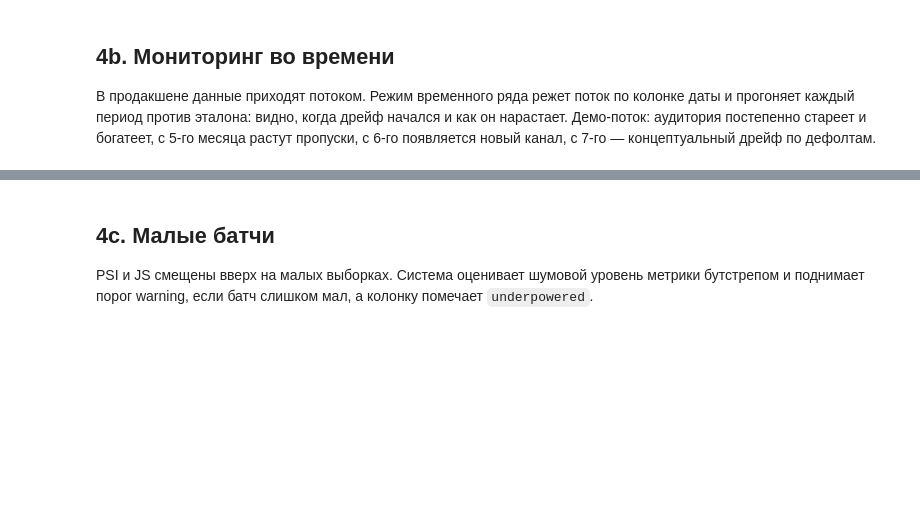
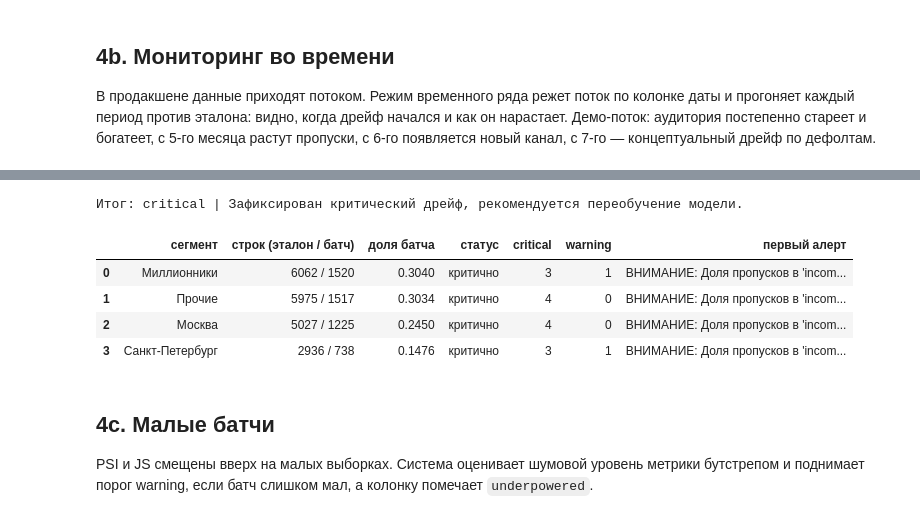
Before and after one commit to dmagog/mts-shad-drift-guardian, a Jupyter notebook: notebooks/demo.ipynb, the cells around one changed output, grey strips where cells are left out. Cells and saved outputs as stored; diff of their text form; code cells hidden in the pictures; blank space fills up the shorter version.

```diff
--- a/notebooks/demo.ipynb
+++ b/notebooks/demo.ipynb
@@ -191,0 +198,17 @@ timeline_psi_figure(timeline).show()
+# %%
+import numpy as np
+from drift_guardian.plots import segment_frame, segment_heatmap_figure
+
+local = current.copy()
+msk = local["region"] == "Москва"
+local.loc[msk, "age"] = np.clip(local.loc[msk, "age"] + 10, 18, 85)
+r_seg = analyze(reference, local, DriftConfig(target_column="target", segment_column="region"))
+print("Итог:", r_seg["overall_severity"], "|", r_seg["recommendation"])
+segment_frame(r_seg["segments"])
+# %% [output]
+Итог: critical | Зафиксирован критический дрейф, рекомендуется переобучение модели.
+|  | сегмент | строк (эталон / батч) | доля батча | статус | critical | warning | первый алерт |
+| 0 | Миллионники | 6062 / 1520 | 0.3040 | критично | 3 | 1 | ВНИМАНИЕ: Доля пропусков в 'incom... |
+| 1 | Прочие | 5975 / 1517 | 0.3034 | критично | 4 | 0 | ВНИМАНИЕ: Доля пропусков в 'incom... |
+| 2 | Москва | 5027 / 1225 | 0.2450 | критично | 4 | 0 | ВНИМАНИЕ: Доля пропусков в 'incom... |
+| 3 | Санкт-Петербург | 2936 / 738 | 0.1476 | критично | 3 | 1 | ВНИМАНИЕ: Доля пропусков в 'incom... |
```
Also changed, not shown: parts of 8 cells of this notebook, 12 other files.
